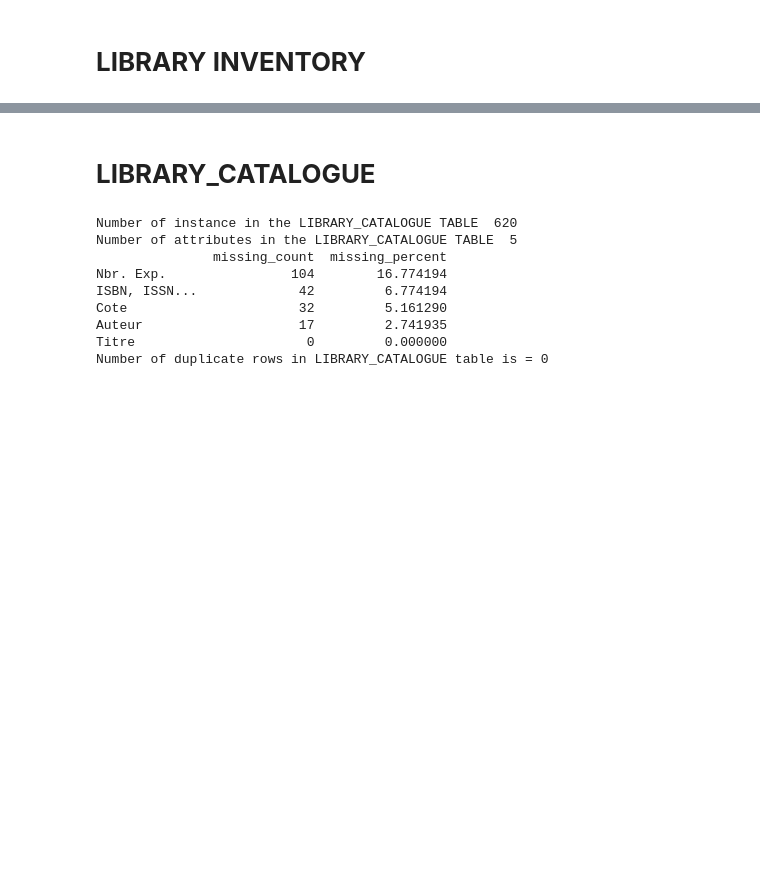
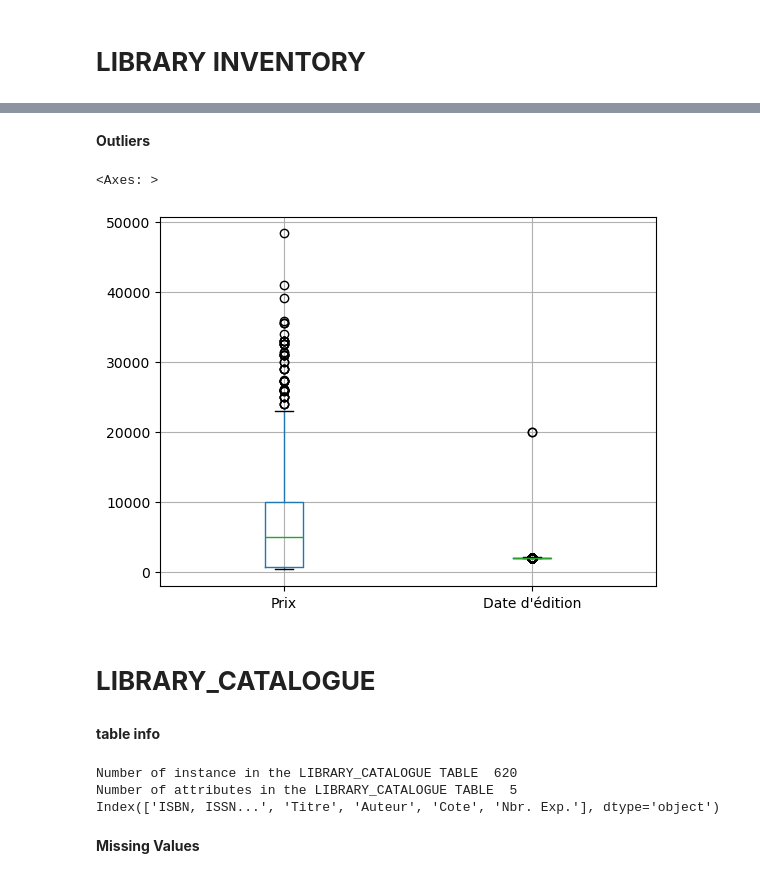
Before and after one commit to TI1307/DM_Project, a Jupyter notebook: notebooks/cleaning.ipynb, the cells around one changed output, grey strips where cells are left out. Cells and saved outputs as stored; diff of their text form; code cells hidden in the pictures; blank space fills up the shorter version.

```diff
--- a/notebooks/cleaning.ipynb
+++ b/notebooks/cleaning.ipynb
@@ -156,0 +194,9 @@ Number of duplicate rows in LIBRARY_INVENTORY table is = 0
+# %% [markdown]
+**Outliers**
+# %%
+
+LIBRARY_INVENTORY["Date d'édition"] = pd.to_numeric(LIBRARY_INVENTORY["Date d'édition"], errors="coerce")
+LIBRARY_INVENTORY.boxplot(column=["Prix","Date d'édition"])
+# %% [output]
+<Axes: >
+[figure, added]
@@ -157,24 +207,17 @@ Number of duplicate rows in LIBRARY_INVENTORY table is = 0
 # %% [markdown]
 # **LIBRARY_CATALOGUE** #
+# %% [markdown]
+**table info**
 # %%
 # Cleaningg the LIBRARY_CATALOGUE table
 # table name : LIBRARY_CATALOGUE
 
 print ('Number of instance in the LIBRARY_CATALOGUE TABLE ' , (LIBRARY_CATALOGUE.shape[0]))
 print ('Number of attributes in the LIBRARY_CATALOGUE TABLE ' , (LIBRARY_CATALOGUE.shape[1]))
-
-# summery about missing values :
-print(missing_values_summary(LIBRARY_CATALOGUE))
-
-#check duplicate :
-checkDuplicat(LIBRARY_CATALOGUE, "LIBRARY_CATALOGUE")
+print(LIBRARY_CATALOGUE.columns)
 # %% [output]
 Number of instance in the LIBRARY_CATALOGUE TABLE  620
 Number of attributes in the LIBRARY_CATALOGUE TABLE  5
-               missing_count  missing_percent
-Nbr. Exp.                104        16.774194
-ISBN, ISSN...             42         6.774194
-Cote                      32         5.161290
-Auteur                    17         2.741935
-Titre                      0         0.000000
-Number of duplicate rows in LIBRARY_CATALOGUE table is = 0
+Index(['ISBN, ISSN...', 'Titre', 'Auteur', 'Cote', 'Nbr. Exp.'], dtype='object')
+# %% [markdown]
+**Missing Values**
```
Also changed, not shown: parts of 23 cells of this notebook.
